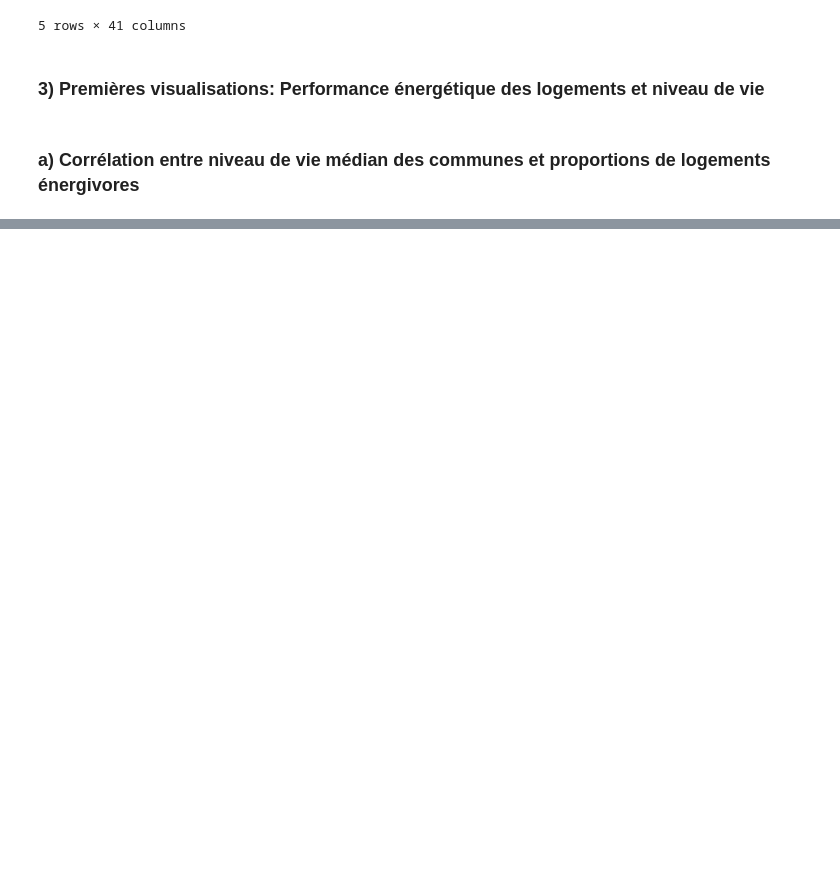
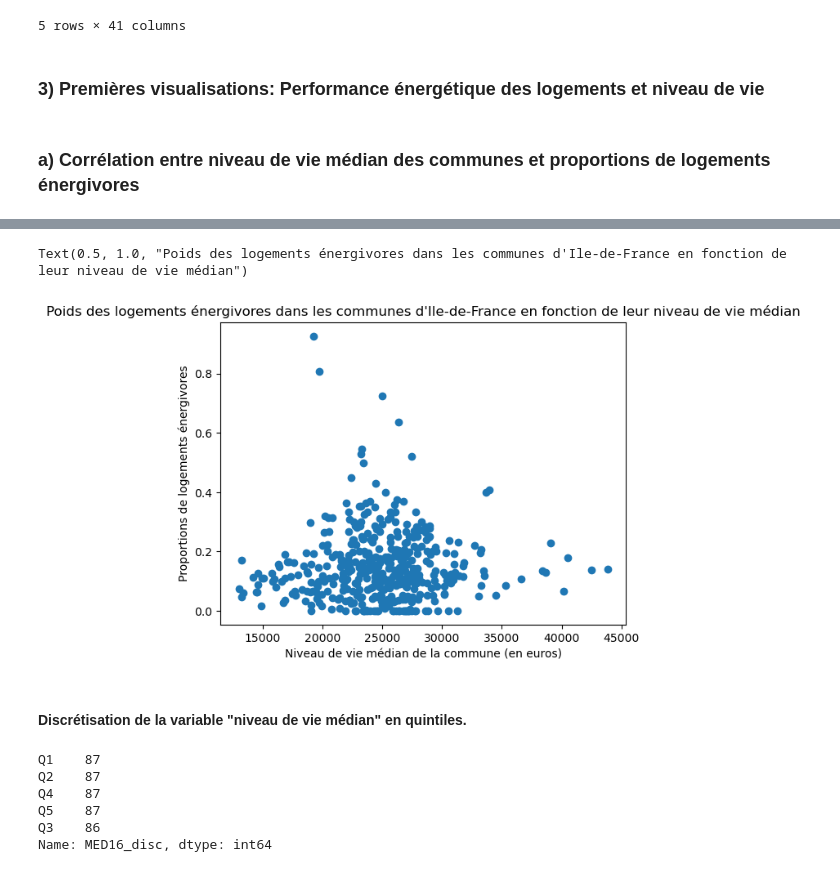
Before and after one commit to gabriel92320/data_science_project, a Jupyter notebook: Lien_DPE_niveau_de_vie.ipynb, the cells around one changed output, grey strips where cells are left out. Cells and saved outputs as stored; diff of their text form; code cells hidden in the pictures; blank space fills up the shorter version.

```diff
--- a/Lien_DPE_niveau_de_vie.ipynb
+++ b/Lien_DPE_niveau_de_vie.ipynb
@@ -693,0 +752,7 @@ from IPython.display import HTML #pour afficher les graphs
+# %%
+# Codage de l'indicatrice "est énergivore" (définition 2):
+x=Filosofi_DPE_COM2[["F","G"]]
+x["FG"]=x.sum(axis=1)
+FG=x[["FG"]]
+Filosofi_DPE_COM3=Filosofi_DPE_COM2.merge(FG,left_index=True,right_index=True)
+Filosofi_DPE_COM3.head()
@@ -693,0 +771,22 @@ from IPython.display import HTML #pour afficher les graphs
+# %%
+# Nuage de points: niveau de vie médian de la commune vs proportion de logements énergivores (classes F ou G)
+plt.figure()
+plt.scatter(Filosofi_DPE_COM3["MED16"],Filosofi_DPE_COM3["FG"])
+plt.xlabel("Niveau de vie médian de la commune (en euros)")
+plt.ylabel("Proportions de logements énergivores")
+plt.title("Poids des logements énergivores dans les communes d'Ile-de-France en fonction de leur niveau de vie médian")
+# %% [output]
+Text(0.5, 1.0, "Poids des logements énergivores dans les communes d'Ile-de-France en fonction de leur niveau de vie médian")
+[figure, added]
+# %% [markdown]
+#### Discrétisation de la variable "niveau de vie médian" en quintiles.
+# %%
+Filosofi_DPE_COM3["MED16_disc"]=pd.qcut(Filosofi_DPE_COM3["MED16"],q=5,labels=["Q1","Q2","Q3","Q4","Q5"])
+Filosofi_DPE_COM3["MED16_disc"].value_counts()
+# %% [output]
+Q1    87
+Q2    87
+Q4    87
+Q5    87
+Q3    86
+Name: MED16_disc, dtype: int64
```
Also changed, not shown: parts of 23 cells of this notebook.
